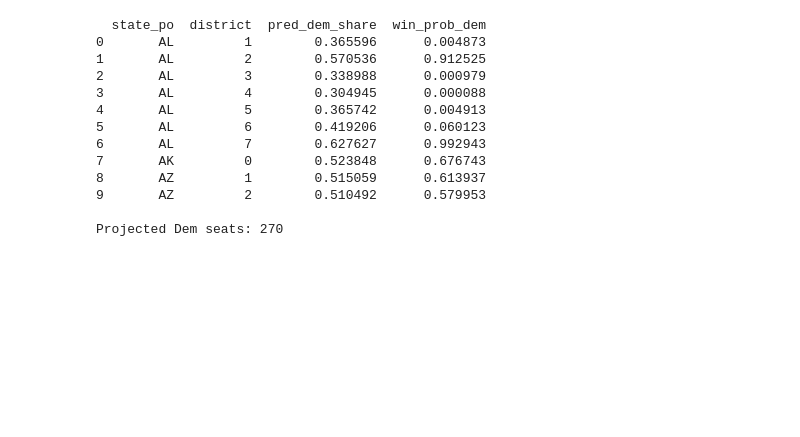
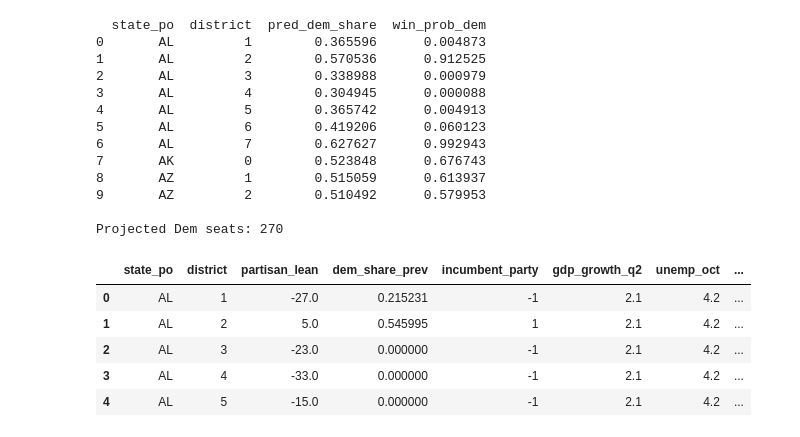
Before and after one commit to MayoKashyap/2026-Midterm-Predictions-, a Jupyter notebook: notebooks/02_house_model.ipynb, the cells around one changed output. Drawn from its saved outputs; the diff is of its cells as text; code cells hidden in the pictures; blank space fills up the shorter version.

```diff
--- a/notebooks/02_house_model.ipynb
+++ b/notebooks/02_house_model.ipynb
@@ -713,0 +768,9 @@ Projected Dem seats: 270
+# %%
+feat.head()
+# %% [output]
+|  | state_po | district | partisan_lean | dem_share_prev | incumbent_party | gdp_growth_q2 | unemp_oct | ... |
+| 0 | AL | 1 | -27.0 | 0.215231 | -1 | 2.1 | 4.2 | ... |
+| 1 | AL | 2 | 5.0 | 0.545995 | 1 | 2.1 | 4.2 | ... |
+| 2 | AL | 3 | -23.0 | 0.000000 | -1 | 2.1 | 4.2 | ... |
+| 3 | AL | 4 | -33.0 | 0.000000 | -1 | 2.1 | 4.2 | ... |
+| 4 | AL | 5 | -15.0 | 0.000000 | -1 | 2.1 | 4.2 | ... |
```
Also changed, not shown: parts of 1 cell of this notebook, 13 other files.
